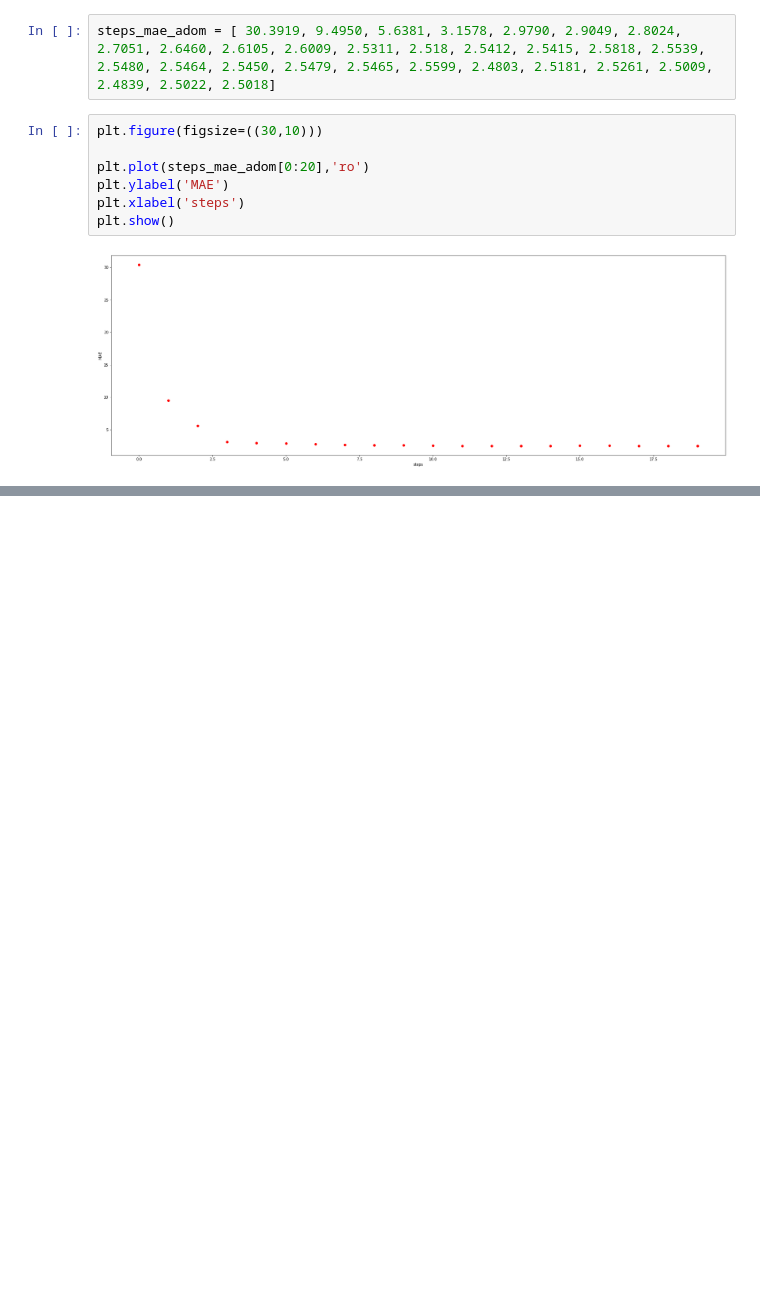
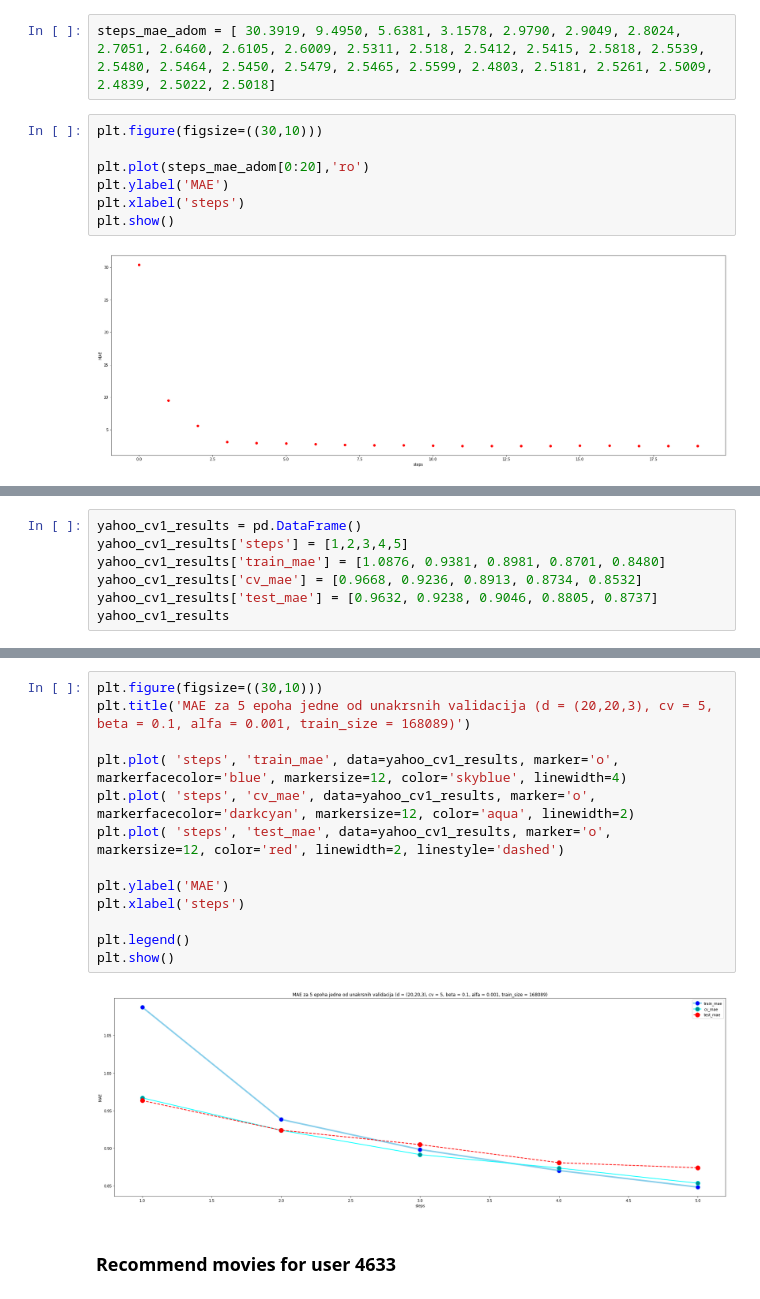
Before and after one commit to mateastanisic/tf-recommender-system, a Jupyter notebook: notebooks/Multiverse Recomendation.ipynb, the cells around one changed output, grey strips where cells are left out. Saved outputs shown, nothing was run; the diff lists cells and outputs as text; blank space fills up the shorter version.

```diff
--- a/notebooks/Multiverse Recomendation.ipynb
+++ b/notebooks/Multiverse Recomendation.ipynb
@@ -523,0 +530,7 @@ plt.show()
+# %%
+yahoo_cv1_results = pd.DataFrame()
+yahoo_cv1_results['steps'] = [1,2,3,4,5]
+yahoo_cv1_results['train_mae'] = [1.0876, 0.9381, 0.8981, 0.8701, 0.8480]
+yahoo_cv1_results['cv_mae'] = [0.9668, 0.9236, 0.8913, 0.8734, 0.8532]
+yahoo_cv1_results['test_mae'] = [0.9632, 0.9238, 0.9046, 0.8805, 0.8737]
+yahoo_cv1_results
@@ -523,0 +544,17 @@ plt.show()
+# %%
+plt.figure(figsize=((30,10)))
+plt.title('MAE za 5 epoha jedne od unakrsnih validacija (d = (20,20,3), cv = 5, beta = 0.1, alfa = 0.001, train_size = 168089)')
+
+plt.plot( 'steps', 'train_mae', data=yahoo_cv1_results, marker='o', markerfacecolor='blue', markersize=12, color='skyblue', linewidth=4)
+plt.plot( 'steps', 'cv_mae', data=yahoo_cv1_results, marker='o', markerfacecolor='darkcyan', markersize=12, color='aqua', linewidth=2)
+plt.plot( 'steps', 'test_mae', data=yahoo_cv1_results, marker='o', markersize=12, color='red', linewidth=2, linestyle='dashed')
+
+plt.ylabel('MAE')
+plt.xlabel('steps')
+
+plt.legend()
+plt.show()
+# %% [output]
+[figure, added]
+# %% [markdown]
+### Recommend movies for user 4633
```
Also changed, not shown: parts of 8 cells of this notebook, 48 other files.
